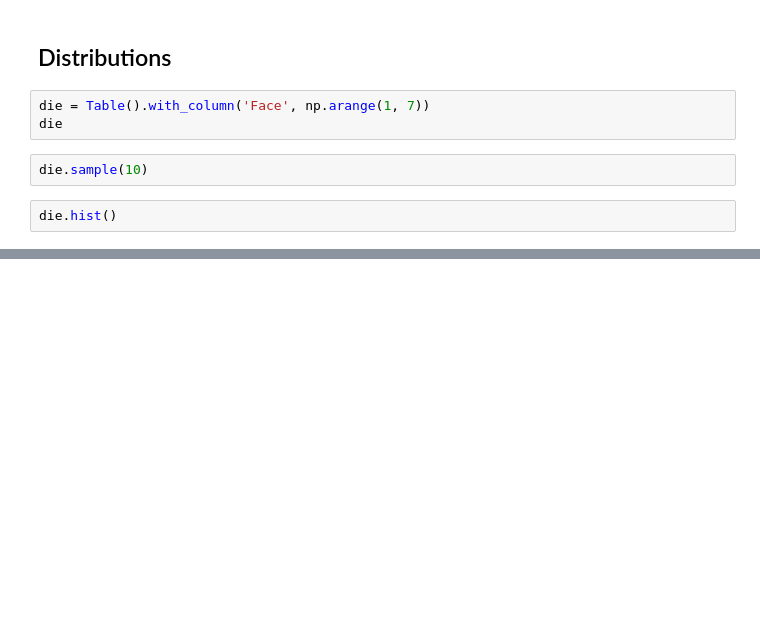
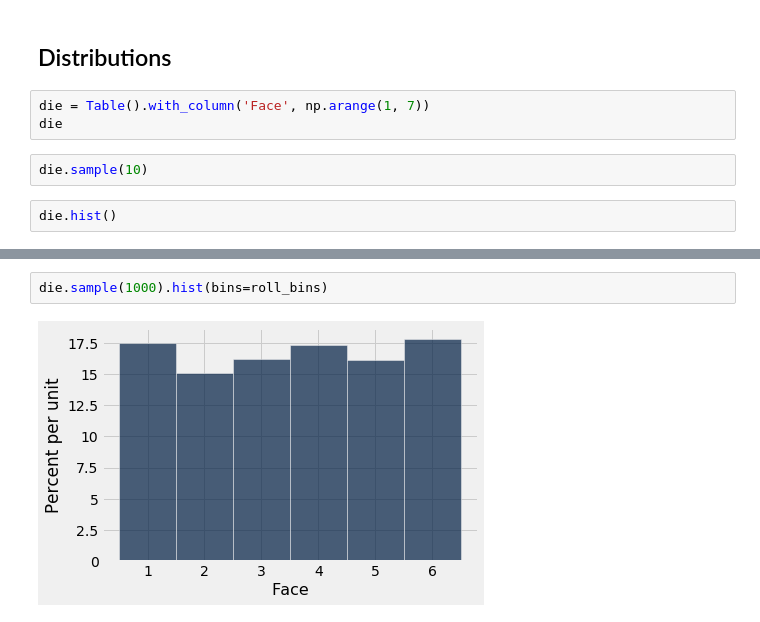
Before and after one commit to AUP-CS2065/lecture, a Jupyter notebook: lec06.ipynb, the cells around one changed output, grey strips where cells are left out. Cells and saved outputs as stored; diff of their text form; blank space fills up the shorter version.

```diff
--- a/lec06.ipynb
+++ b/lec06.ipynb
@@ -468,0 +591,4 @@ die.hist()
+# %%
+die.sample(1000).hist(bins=roll_bins)
+# %% [output]
+[figure, added]
```
Also changed, not shown: parts of 43 cells of this notebook.
